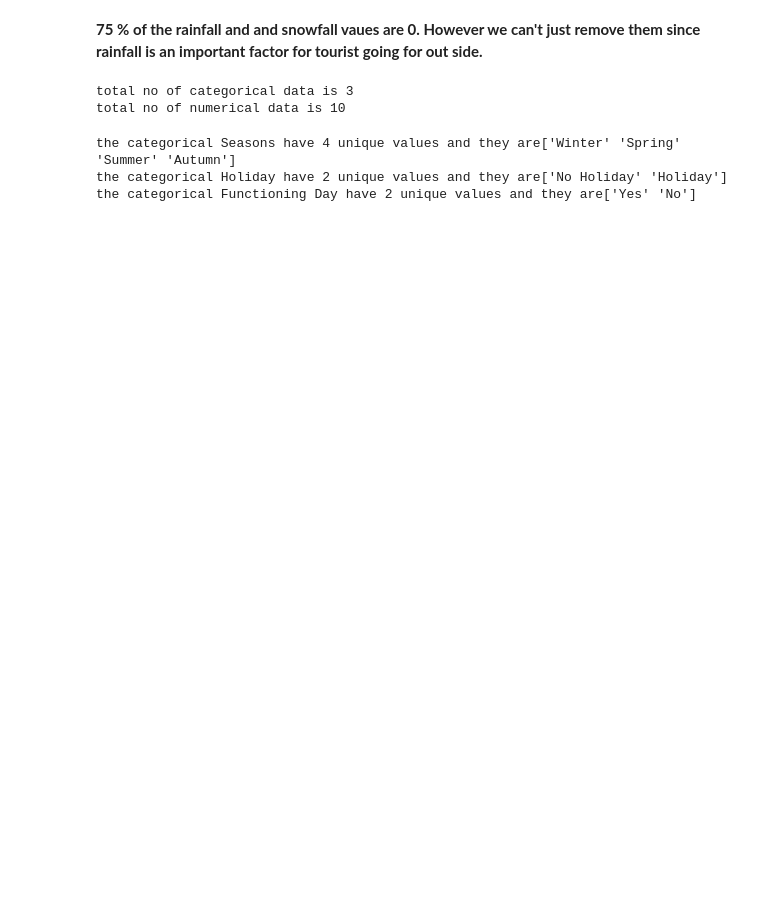
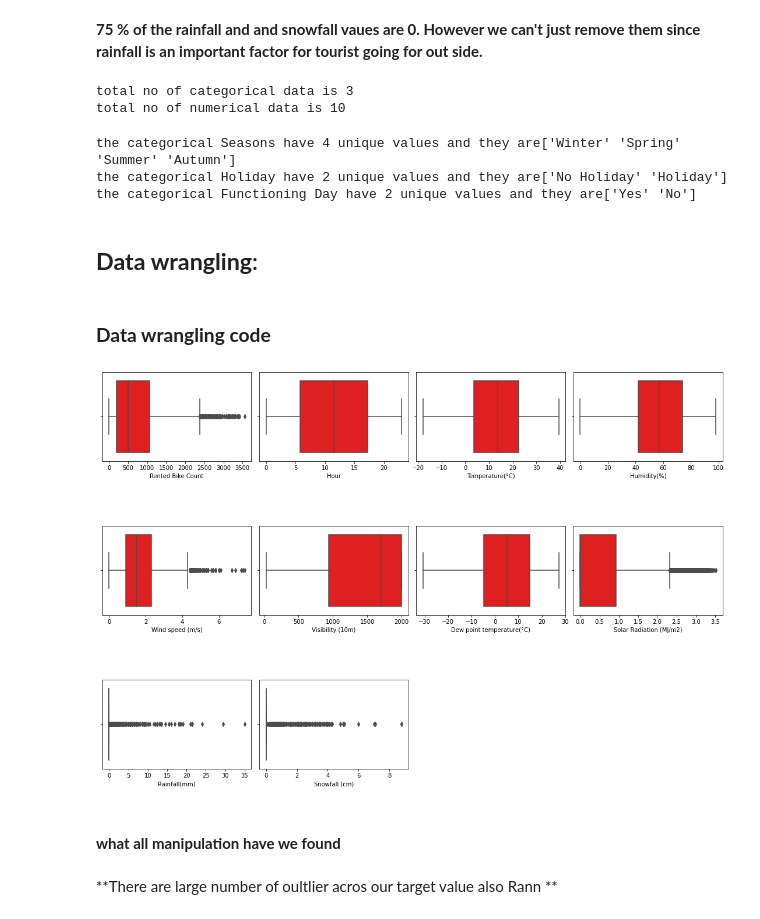
Before and after one commit to surya81/myproject, a Jupyter notebook: Bike_Sharing_Demand_Prediction.ipynb, the cells around one changed output. Drawn from its saved outputs; the diff is of its cells as text; code cells hidden in the pictures; blank space fills up the shorter version.

```diff
--- a/Bike_Sharing_Demand_Prediction.ipynb
+++ b/Bike_Sharing_Demand_Prediction.ipynb
@@ -201,3 +201,25 @@ print_values(dataset)
 the categorical Seasons have 4 unique values and they are['Winter' 'Spring' 'Summer' 'Autumn']
 the categorical Holiday have 2 unique values and they are['No Holiday' 'Holiday']
 the categorical Functioning Day have 2 unique values and they are['Yes' 'No']
+# %% [markdown]
+## **Data wrangling**:
+# %% [markdown]
+### **Data wrangling code**
+# %%
+#see the outliers across the columns of the data
+# these plots are across the numerical dataset
+fig = plt.figure(figsize = (15,10))
+c=1
+for i  in numerical_columns:
+    plt.subplot(3,4,c)
+    plt.xlabel(f"the distribution of {i} column")
+    sns.boxplot(x = i,data = dataset,color = "red")
+    c+=1
+
+plt.tight_layout(pad= 0.4,w_pad = 0.5,h_pad =8.0)
+# %% [output]
+[figure, added]
+# %% [markdown]
+#### **what all manipulation have we found**
+# %% [markdown]
+**There are large number of oultlier acros our target value also Rann **
```
